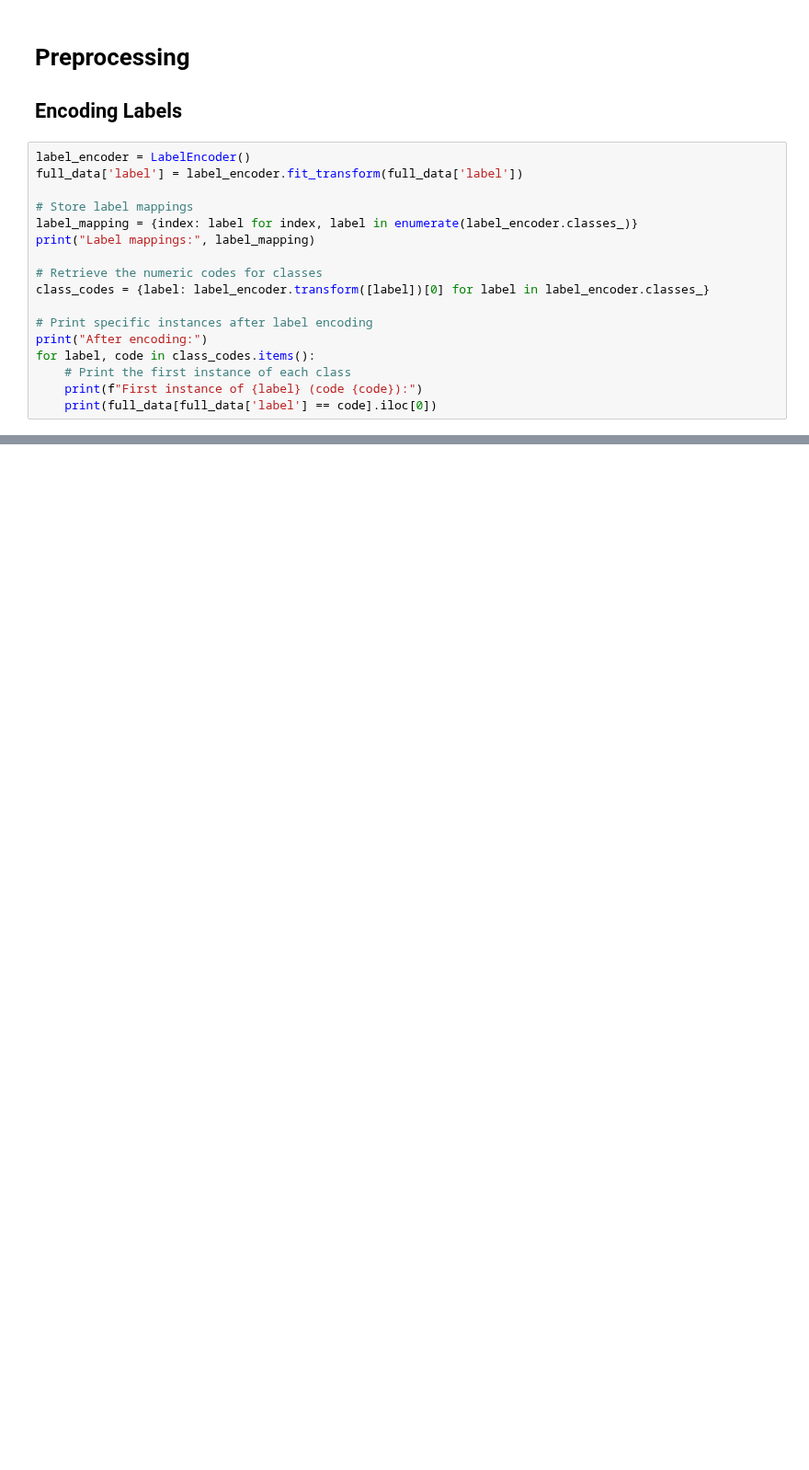
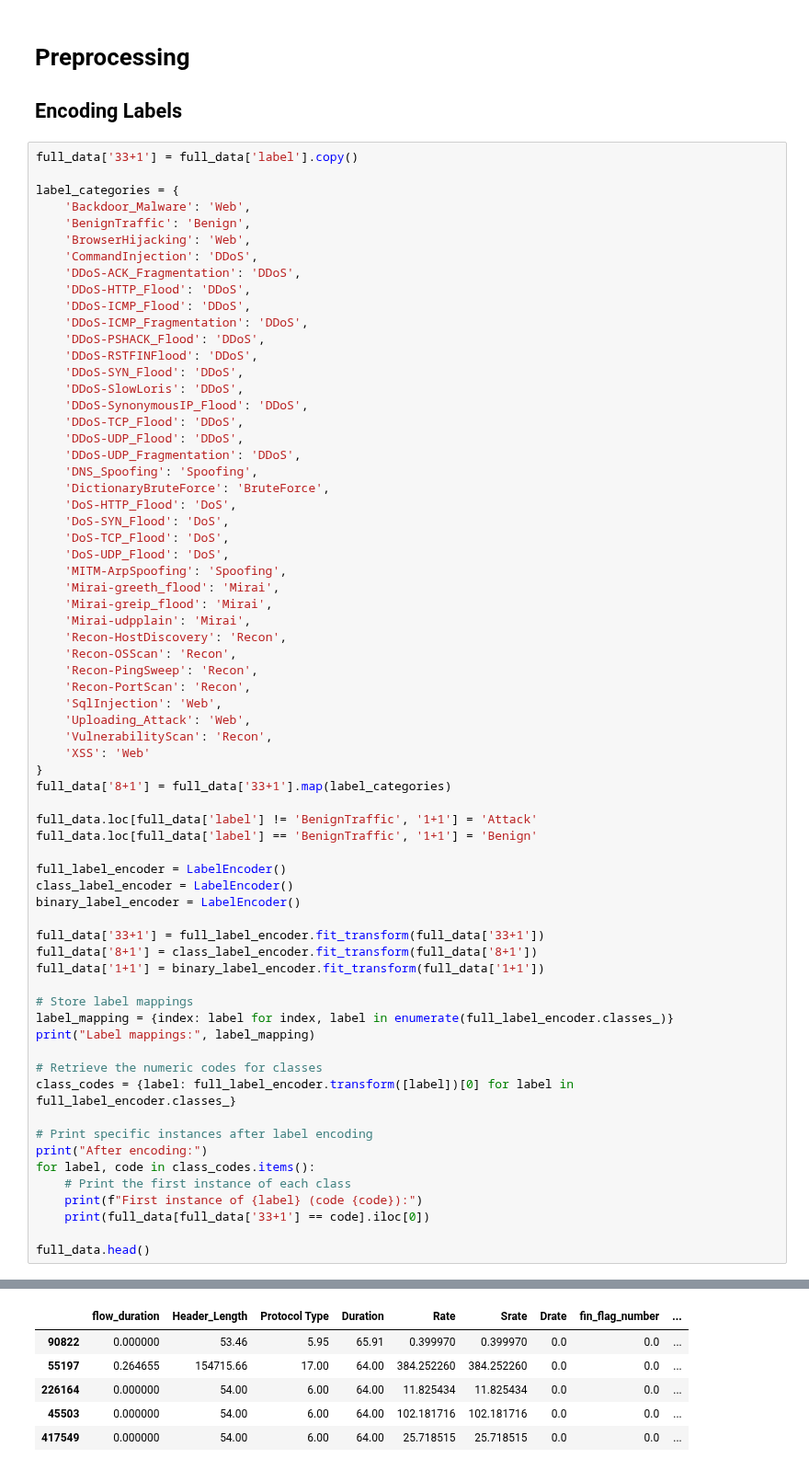
Before and after one commit to Keko787/Generating-a-Balanced-IoT-Cyber-Attack-Dataset-with-GAN-COIL-Collaboration-, a Jupyter notebook: classical_sampling_techniques/oversampling/smote.ipynb, the cells around one changed output, grey strips where cells are left out. Shown at 92% size. Cells and saved outputs as stored; diff of their text form; blank space fills up the shorter version.

```diff
--- a/classical_sampling_techniques/oversampling/smote.ipynb
+++ b/classical_sampling_techniques/oversampling/smote.ipynb
@@ -77,19 +116,70 @@ full_data.describe()
 # Preprocessing
 ## Encoding Labels
 # %%
-label_encoder = LabelEncoder()
-full_data['label'] = label_encoder.fit_transform(full_data['label'])
+full_data['33+1'] = full_data['label'].copy()
+
+label_categories = {
+    'Backdoor_Malware': 'Web',
+    'BenignTraffic': 'Benign',
+    'BrowserHijacking': 'Web',
+    'CommandInjection': 'DDoS',
+    'DDoS-ACK_Fragmentation': 'DDoS',
+    'DDoS-HTTP_Flood': 'DDoS',
+    'DDoS-ICMP_Flood': 'DDoS',
+    'DDoS-ICMP_Fragmentation': 'DDoS',
+    'DDoS-PSHACK_Flood': 'DDoS',
+    'DDoS-RSTFINFlood': 'DDoS',
+    'DDoS-SYN_Flood': 'DDoS',
+    'DDoS-SlowLoris': 'DDoS',
+    'DDoS-SynonymousIP_Flood': 'DDoS',
+    'DDoS-TCP_Flood': 'DDoS',
+    'DDoS-UDP_Flood': 'DDoS',
+    'DDoS-UDP_Fragmentation': 'DDoS',
+    'DNS_Spoofing': 'Spoofing',
+    'DictionaryBruteForce': 'BruteForce',
+    'DoS-HTTP_Flood': 'DoS',
+    'DoS-SYN_Flood': 'DoS',
+    'DoS-TCP_Flood': 'DoS',
+    'DoS-UDP_Flood': 'DoS',
+    'MITM-ArpSpoofing': 'Spoofing',
+    'Mirai-greeth_flood': 'Mirai',
+    'Mirai-greip_flood': 'Mirai',
+    'Mirai-udpplain': 'Mirai',
+    'Recon-HostDiscovery': 'Recon',
+    'Recon-OSScan': 'Recon',
+    'Recon-PingSweep': 'Recon',
+    'Recon-PortScan': 'Recon',
+    'SqlInjection': 'Web',
+    'Uploading_Attack': 'Web',
+    'VulnerabilityScan': 'Recon',
+    'XSS': 'Web'
+}
+full_data['8+1'] = full_data['33+1'].map(label_categories)
+
+full_data.loc[full_data['label'] != 'BenignTraffic', '1+1'] = 'Attack'
+full_data.loc[full_data['label'] == 'BenignTraffic', '1+1'] = 'Benign'
+
+full_label_encoder = LabelEncoder()
+class_label_encoder = LabelEncoder()
+binary_label_encoder = LabelEncoder()
+
+full_data['33+1'] = full_label_encoder.fit_transform(full_data['33+1'])
+full_data['8+1'] = class_label_encoder.fit_transform(full_data['8+1'])
+full_data['1+1'] = binary_label_encoder.fit_transform(full_data['1+1'])
 
 # Store label mappings
-label_mapping = {index: label for index, label in enumerate(label_encoder.classes_)}
+label_mapping = {index: label for index, label in enumerate(full_label_encoder.classes_)}
 print("Label mappings:", label_mapping)
 
 # Retrieve the numeric codes for classes
-class_codes = {label: label_encoder.transform([label])[0] for label in label_encoder.classes_}
+class_codes = {label: full_label_encoder.transform([label])[0] for label in full_label_encoder.classes_}
 
 # Print specific instances after label encoding
 print("After encoding:")
 for label, code in class_codes.items():
     # Print the first instance of each class
     print(f"First instance of {label} (code {code}):")
-    print(full_data[full_data['label'] == code].iloc[0])
+    print(full_data[full_data['33+1'] == code].iloc[0])
+
+full_data.head()
+# %% [output]
@@ -95,0 +203,6 @@ for label, code in class_codes.items():
+|  | flow_duration | Header_Length | Protocol Type | Duration | Rate | Srate | Drate | fin_flag_number | ... |
+| 90822 | 0.000000 | 53.46 | 5.95 | 65.91 | 0.399970 | 0.399970 | 0.0 | 0.0 | ... |
+| 55197 | 0.264655 | 154715.66 | 17.00 | 64.00 | 384.252260 | 384.252260 | 0.0 | 0.0 | ... |
+| 226164 | 0.000000 | 54.00 | 6.00 | 64.00 | 11.825434 | 11.825434 | 0.0 | 0.0 | ... |
+| 45503 | 0.000000 | 54.00 | 6.00 | 64.00 | 102.181716 | 102.181716 | 0.0 | 0.0 | ... |
+| 417549 | 0.000000 | 54.00 | 6.00 | 64.00 | 25.718515 | 25.718515 | 0.0 | 0.0 | ... |
```
Also changed, not shown: parts of 33 cells of this notebook.
